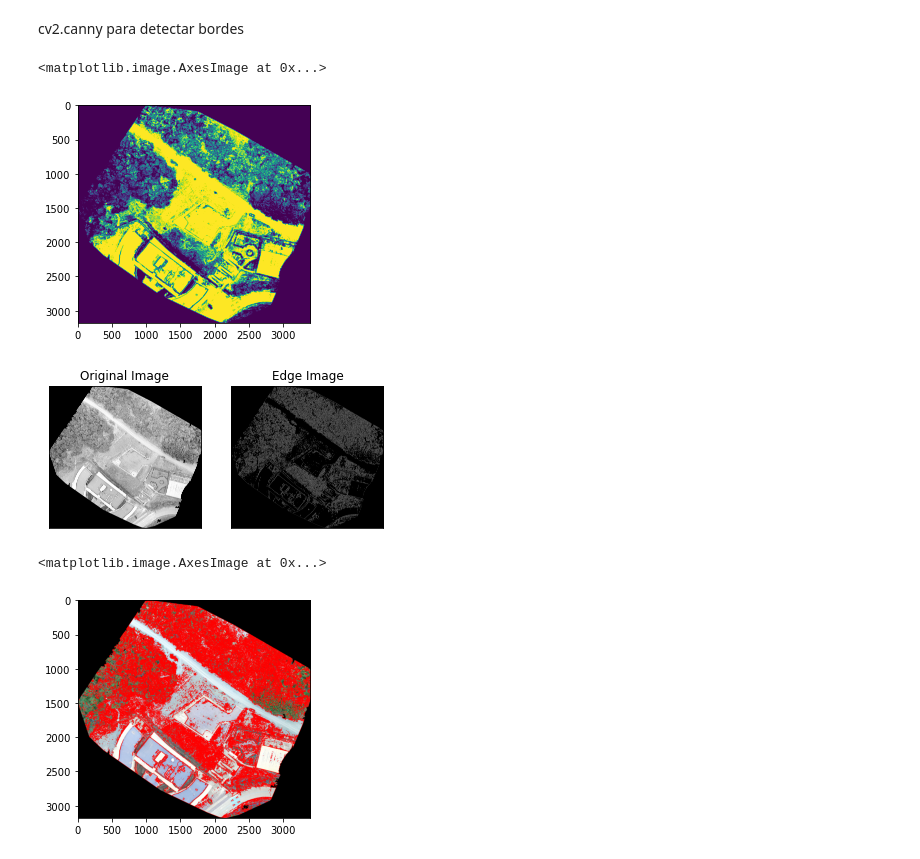
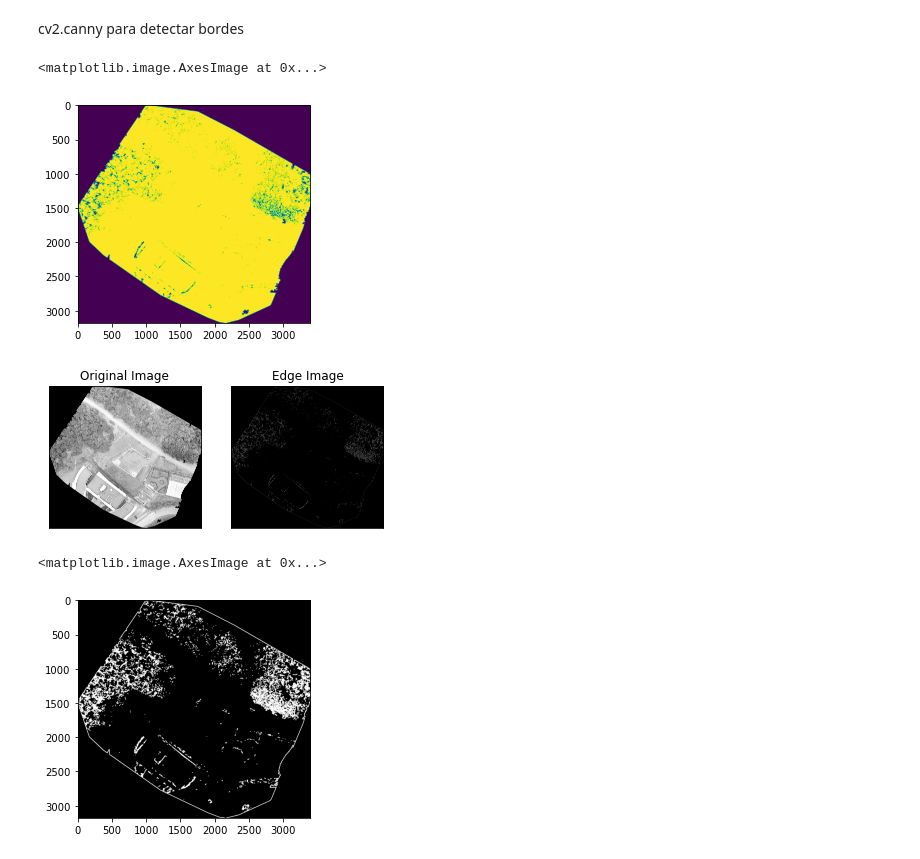
Before and after one commit to UDannyf/GeoProject, a Jupyter notebook: Notebooks/2_cannyedge.ipynb, the cells around one changed output. Drawn from its saved outputs; the diff is of its cells as text; code cells hidden in the pictures.

```diff
--- a/Notebooks/2_cannyedge.ipynb
+++ b/Notebooks/2_cannyedge.ipynb
@@ -17,24 +20,25 @@ plt.imshow(imagen)
 cv2.canny para detectar bordes
 # %%
 gris = cv2.cvtColor(imagen, cv2.COLOR_BGR2GRAY)
-ret, bw_img = cv2.threshold(gris, 168, 170, cv2.THRESH_BINARY)
+ret, bw_img = cv2.threshold(gris, 80, 90, cv2.THRESH_BINARY)
 plt.imshow(bw_img)
 # %% [output]
 <matplotlib.image.AxesImage at 0x...>
-[figure, old version]
+[figure, new version]
 # %%
-edges = cv2.Canny(bw_img,100,180)
+edges = cv2.Canny(bw_img,179,180)
 plt.subplot(121),plt.imshow(gris,cmap = 'gray')
 plt.title('Original Image'), plt.xticks([]), plt.yticks([])
 plt.subplot(122),plt.imshow(edges,cmap = 'gray')
 plt.title('Edge Image'), plt.xticks([]), plt.yticks([])
 plt.show()
 # %% [output]
-[figure, old version]
+[figure, new version]
 # %%
+mask = np.zeros(imagen.shape,np.uint8)
 (contornos,_) = cv2.findContours(edges.copy(), cv2.RETR_EXTERNAL, cv2.CHAIN_APPROX_SIMPLE)
-im = cv2.drawContours(imagen,contornos,-1,(255,0,0), 4)
+im = cv2.drawContours(mask,contornos,-1,(255,255,255), 8)
 plt.imshow(im)
 # %% [output]
 <matplotlib.image.AxesImage at 0x...>
-[figure, old version]
+[figure, new version]
```
Also changed, not shown: parts of 11 cells of this notebook, 11 other files.
